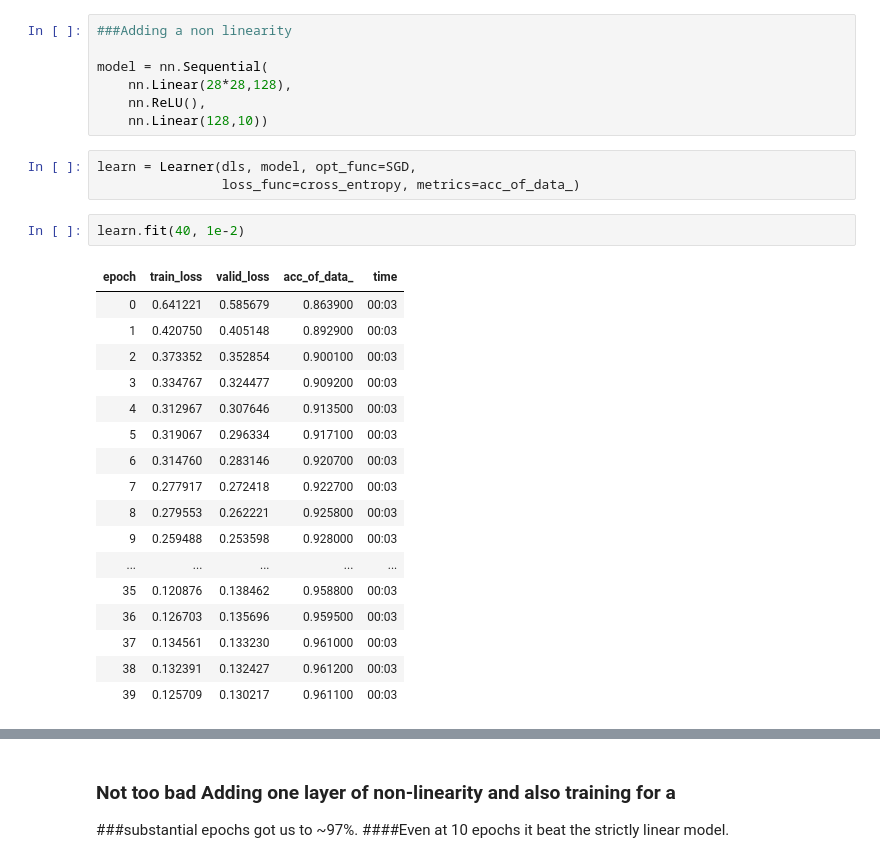
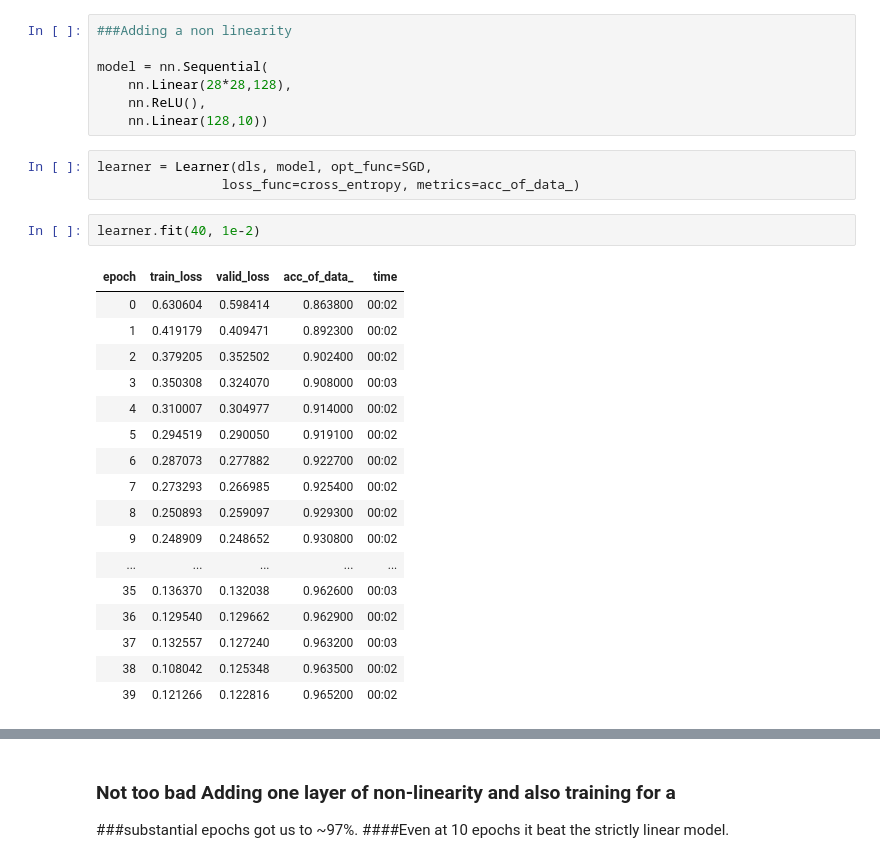
Before and after one commit to ishandahal/Fun_Projects, a Jupyter notebook: Mnist_full_digit_classification.ipynb, the cells around one changed output, grey strips where cells are left out. Drawn from its saved outputs; the diff is of its cells as text.

```diff
--- a/Mnist_full_digit_classification.ipynb
+++ b/Mnist_full_digit_classification.ipynb
@@ -353,25 +435,25 @@ model = nn.Sequential(
     nn.ReLU(),
     nn.Linear(128,10))
 # %%
-learn = Learner(dls, model, opt_func=SGD,
+learner = Learner(dls, model, opt_func=SGD,
                 loss_func=cross_entropy, metrics=acc_of_data_)
 # %%
-learn.fit(40, 1e-2)
+learner.fit(40, 1e-2)
 # %% [output]
 | epoch | train_loss | valid_loss | acc_of_data_ | time |
-| 0 | 0.641221 | 0.585679 | 0.863900 | 00:03 |
-| 1 | 0.420750 | 0.405148 | 0.892900 | 00:03 |
-| 2 | 0.373352 | 0.352854 | 0.900100 | 00:03 |
-| 3 | 0.334767 | 0.324477 | 0.909200 | 00:03 |
-| 4 | 0.312967 | 0.307646 | 0.913500 | 00:03 |
-| 5 | 0.319067 | 0.296334 | 0.917100 | 00:03 |
-| 6 | 0.314760 | 0.283146 | 0.920700 | 00:03 |
-| 7 | 0.277917 | 0.272418 | 0.922700 | 00:03 |
-| 8 | 0.279553 | 0.262221 | 0.925800 | 00:03 |
-| 9 | 0.259488 | 0.253598 | 0.928000 | 00:03 |
+| 0 | 0.630604 | 0.598414 | 0.863800 | 00:02 |
+| 1 | 0.419179 | 0.409471 | 0.892300 | 00:02 |
+| 2 | 0.379205 | 0.352502 | 0.902400 | 00:02 |
+| 3 | 0.350308 | 0.324070 | 0.908000 | 00:03 |
+| 4 | 0.310007 | 0.304977 | 0.914000 | 00:02 |
+| 5 | 0.294519 | 0.290050 | 0.919100 | 00:02 |
+| 6 | 0.287073 | 0.277882 | 0.922700 | 00:02 |
+| 7 | 0.273293 | 0.266985 | 0.925400 | 00:02 |
+| 8 | 0.250893 | 0.259097 | 0.929300 | 00:02 |
+| 9 | 0.248909 | 0.248652 | 0.930800 | 00:02 |
 | ... | ... | ... | ... | ... |
-| 35 | 0.120876 | 0.138462 | 0.958800 | 00:03 |
-| 36 | 0.126703 | 0.135696 | 0.959500 | 00:03 |
-| 37 | 0.134561 | 0.133230 | 0.961000 | 00:03 |
-| 38 | 0.132391 | 0.132427 | 0.961200 | 00:03 |
-| 39 | 0.125709 | 0.130217 | 0.961100 | 00:03 |
+| 35 | 0.136370 | 0.132038 | 0.962600 | 00:03 |
+| 36 | 0.129540 | 0.129662 | 0.962900 | 00:02 |
+| 37 | 0.132557 | 0.127240 | 0.963200 | 00:03 |
+| 38 | 0.108042 | 0.125348 | 0.963500 | 00:02 |
+| 39 | 0.121266 | 0.122816 | 0.965200 | 00:02 |
```
Also changed, not shown: parts of 21 cells of this notebook.
